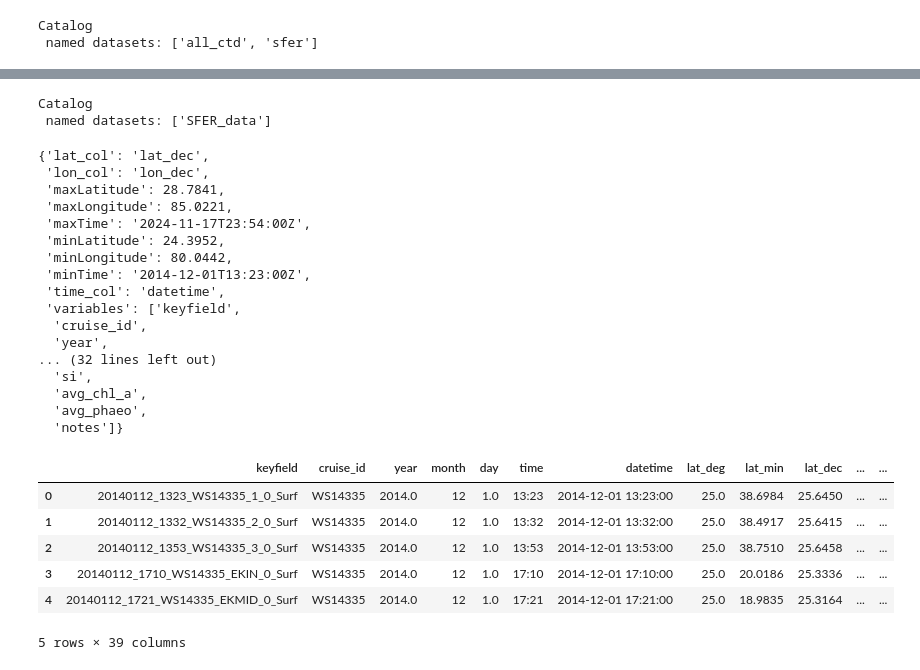
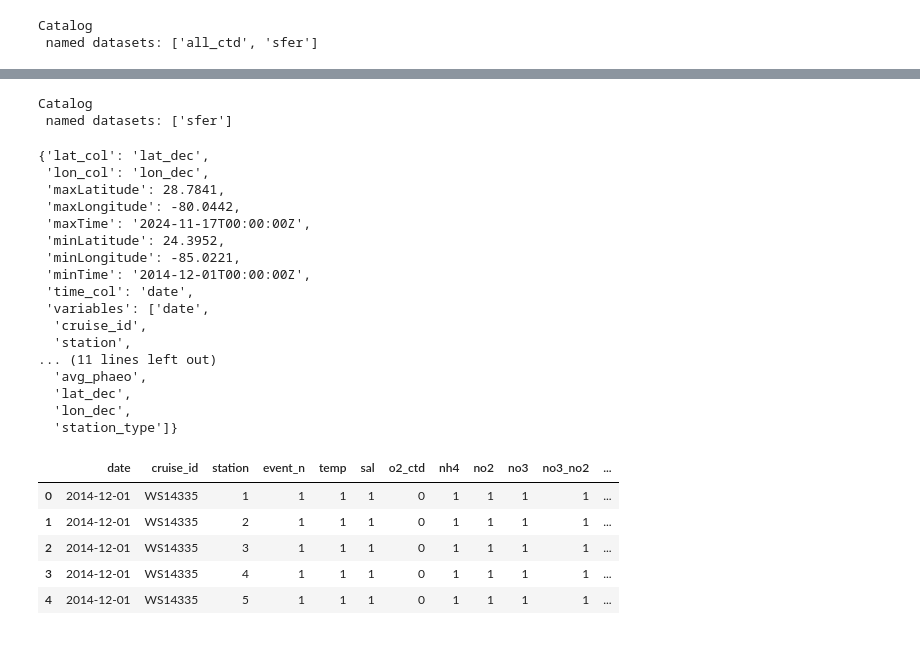
Before and after one commit to axiom-data-science/fresca-catalog, a Jupyter notebook: example.ipynb, the cells around one changed output, grey strips where cells are left out. Saved outputs shown, nothing was run; the diff lists cells and outputs as text; code cells hidden in the pictures.

```diff
--- a/example.ipynb
+++ b/example.ipynb
@@ -72,45 +86,44 @@ map_datasets(my_catalog, variables=['temp', 'temperature'], log=True, hex=True)
 # %%
 my_catalog = filter_catalog(
     catalog,
-    variables=['temp', 'Temperature_C'],
+    variables=['temp', 'temperature'],
     time_range=('2023-12-01T13:23:00Z', '2024-11-17T23:54:00Z'),
-    bbox=(70.0, 20.0, 90.0, 40.0)
+    bbox=(-70.0, 20.0, -90.0, 40.0)
 )
 my_catalog
 # %% [output]
 Catalog
- named datasets: ['SFER_data']
+ named datasets: ['sfer']
 # %%
-my_catalog['SFER_data'].metadata
+my_catalog['sfer'].metadata
 # %% [output]
 {'lat_col': 'lat_dec',
  'lon_col': 'lon_dec',
  'maxLatitude': 28.7841,
- 'maxLongitude': 85.0221,
- 'maxTime': '2024-11-17T23:54:00Z',
+ 'maxLongitude': -80.0442,
+ 'maxTime': '2024-11-17T00:00:00Z',
  'minLatitude': 24.3952,
- 'minLongitude': 80.0442,
- 'minTime': '2014-12-01T13:23:00Z',
- 'time_col': 'datetime',
- 'variables': ['keyfield',
+ 'minLongitude': -85.0221,
+ 'minTime': '2014-12-01T00:00:00Z',
+ 'time_col': 'date',
+ 'variables': ['date',
   'cruise_id',
-  'year',
-... (32 lines left out)
-  'si',
-  'avg_chl_a',
+  'station',
+... (11 lines left out)
   'avg_phaeo',
-  'notes']}
+  'lat_dec',
+  'lon_dec',
+  'station_type']}
 # %%
-df = my_catalog['SFER_data'].read()
+df = my_catalog['sfer'].read()
 df.head()
 # %% [output]
-|  | keyfield | cruise_id | year | month | day | time | datetime | lat_deg | lat_min | lat_dec | ... | ... |
-| 0 | 20140112_1323_WS14335_1_0_Surf | WS14335 | 2014.0 | 12 | 1.0 | 13:23 | 2014-12-01 13:23:00 | 25.0 | 38.6984 | 25.6450 | ... | ... |
-| 1 | 20140112_1332_WS14335_2_0_Surf | WS14335 | 2014.0 | 12 | 1.0 | 13:32 | 2014-12-01 13:32:00 | 25.0 | 38.4917 | 25.6415 | ... | ... |
-| 2 | 20140112_1353_WS14335_3_0_Surf | WS14335 | 2014.0 | 12 | 1.0 | 13:53 | 2014-12-01 13:53:00 | 25.0 | 38.7510 | 25.6458 | ... | ... |
-| 3 | 20140112_1710_WS14335_EKIN_0_Surf | WS14335 | 2014.0 | 12 | 1.0 | 17:10 | 2014-12-01 17:10:00 | 25.0 | 20.0186 | 25.3336 | ... | ... |
-| 4 | 20140112_1721_WS14335_EKMID_0_Surf | WS14335 | 2014.0 | 12 | 1.0 | 17:21 | 2014-12-01 17:21:00 | 25.0 | 18.9835 | 25.3164 | ... | ... |
+|  | date | cruise_id | station | event_n | temp | sal | o2_ctd | nh4 | no2 | no3 | no3_no2 | ... |
+| 0 | 2014-12-01 | WS14335 | 1 | 1 | 1 | 1 | 0 | 1 | 1 | 1 | 1 | ... |
+| 1 | 2014-12-01 | WS14335 | 2 | 1 | 1 | 1 | 0 | 1 | 1 | 1 | 1 | ... |
+| 2 | 2014-12-01 | WS14335 | 3 | 1 | 1 | 1 | 0 | 1 | 1 | 1 | 1 | ... |
+| 3 | 2014-12-01 | WS14335 | 4 | 1 | 1 | 1 | 0 | 1 | 1 | 1 | 1 | ... |
+| 4 | 2014-12-01 | WS14335 | 5 | 1 | 1 | 1 | 0 | 1 | 1 | 1 | 1 | ... |
-5 rows × 39 columns
 # %%
 df.to_csv('my_data.csv', index=False)
 # %%
```
Also changed, not shown: parts of 4 cells of this notebook.
